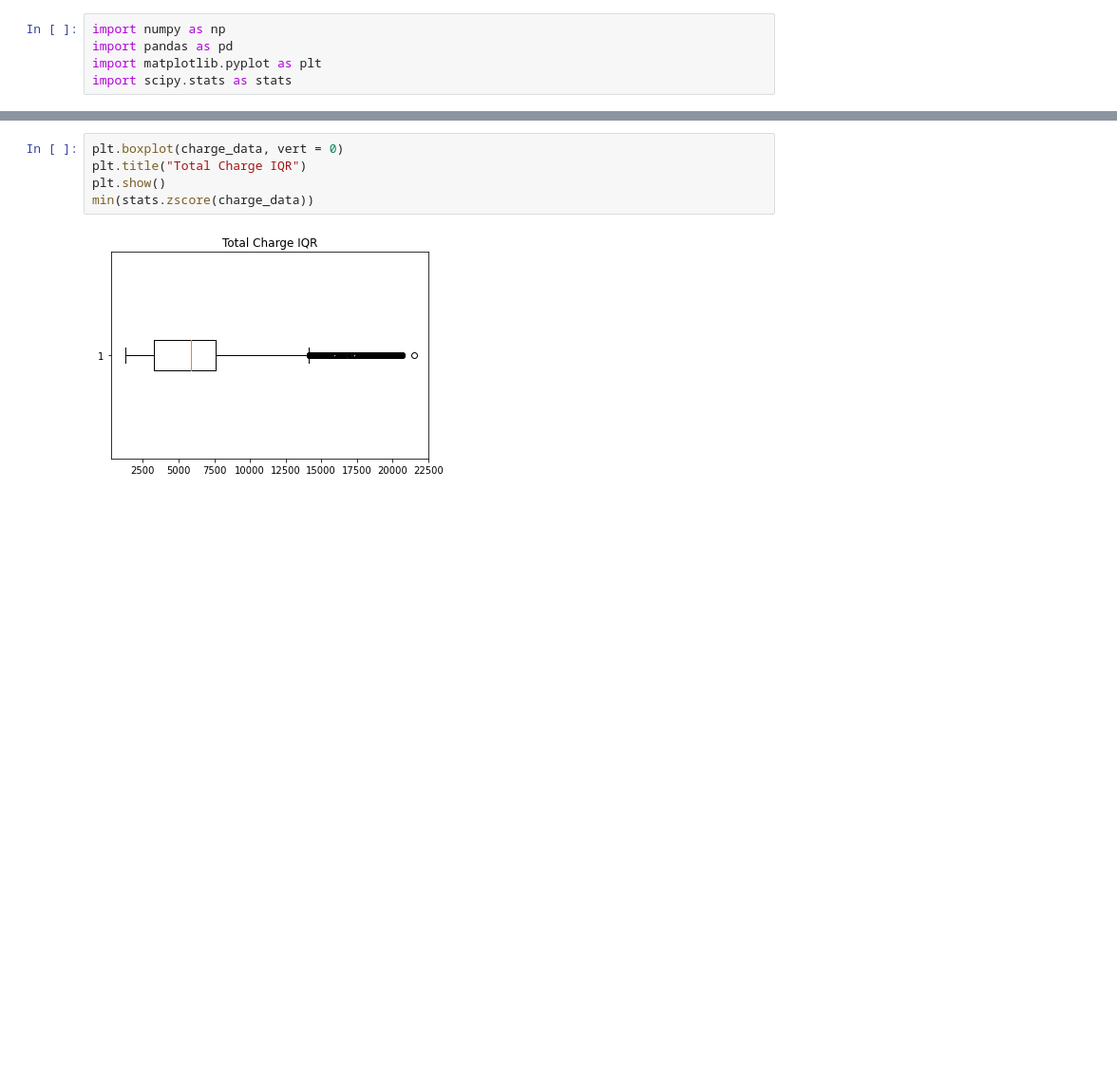
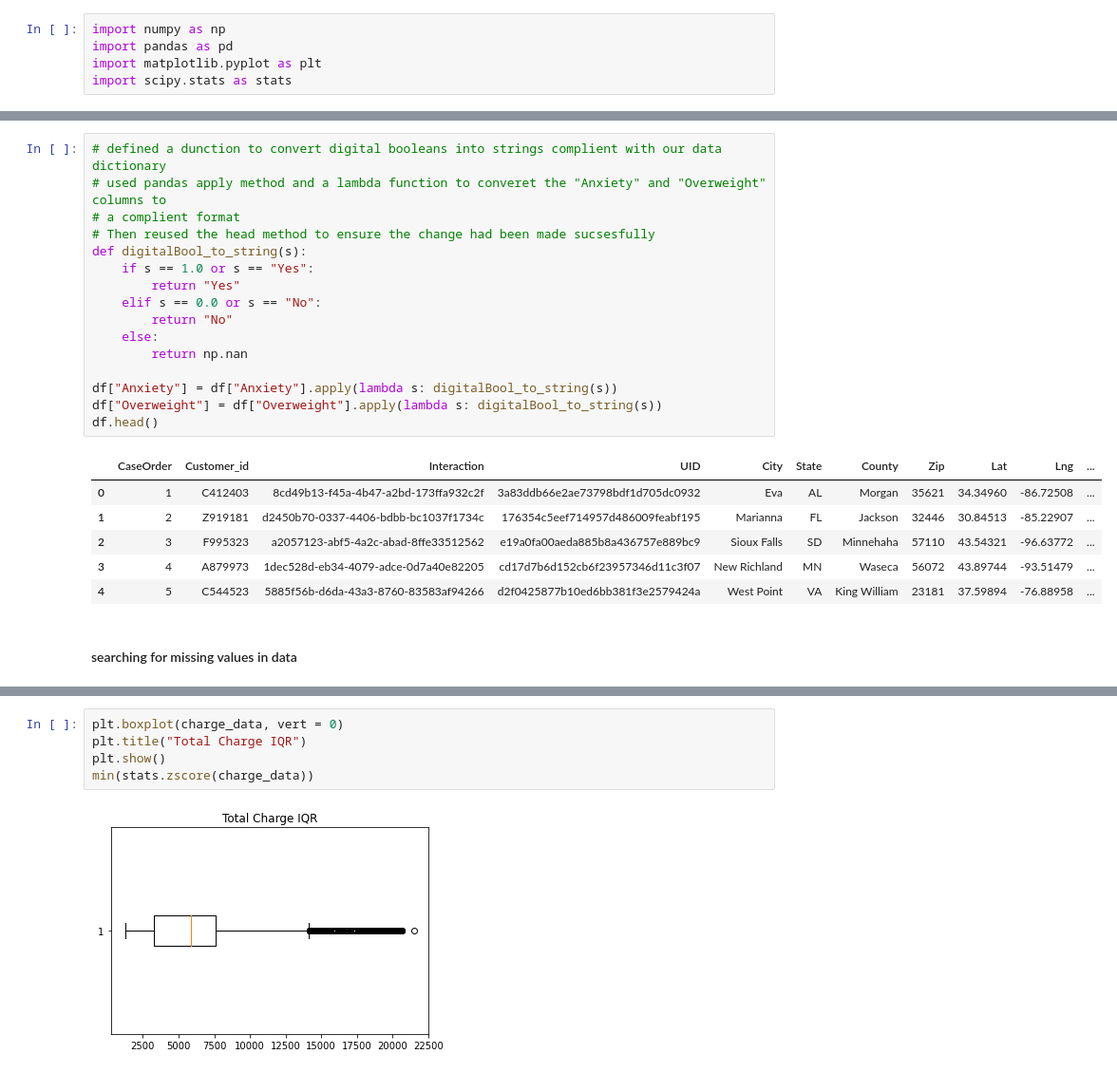
Before and after one commit to colemalphrus/data_cleaning_d206, a Jupyter notebook: D206.ipynb, the cells around one changed output, grey strips where cells are left out. Shown at 95% size. Saved outputs shown, nothing was run; the diff lists cells and outputs as text; blank space fills up the shorter version.

```diff
--- a/D206.ipynb
+++ b/D206.ipynb
@@ -82,0 +84,25 @@ dtype: float64
+# %%
+# defined a dunction to convert digital booleans into strings complient with our data dictionary
+# used pandas apply method and a lambda function to converet the "Anxiety" and "Overweight" columns to
+# a complient format
+# Then reused the head method to ensure the change had been made sucsesfully
+def digitalBool_to_string(s):
+    if s == 1.0 or s == "Yes":
+        return "Yes"
+    elif s == 0.0 or s == "No":
+        return "No"
+    else:
+        return np.nan
+
+df["Anxiety"] = df["Anxiety"].apply(lambda s: digitalBool_to_string(s))
+df["Overweight"] = df["Overweight"].apply(lambda s: digitalBool_to_string(s))
+df.head()
+# %% [output]
+|  | CaseOrder | Customer_id | Interaction | UID | City | State | County | Zip | Lat | Lng | ... |
+| 0 | 1 | C412403 | 8cd49b13-f45a-4b47-a2bd-173ffa932c2f | 3a83ddb66e2ae73798bdf1d705dc0932 | Eva | AL | Morgan | 35621 | 34.34960 | -86.72508 | ... |
+| 1 | 2 | Z919181 | d2450b70-0337-4406-bdbb-bc1037f1734c | 176354c5eef714957d486009feabf195 | Marianna | FL | Jackson | 32446 | 30.84513 | -85.22907 | ... |
+| 2 | 3 | F995323 | a2057123-abf5-4a2c-abad-8ffe33512562 | e19a0fa00aeda885b8a436757e889bc9 | Sioux Falls | SD | Minnehaha | 57110 | 43.54321 | -96.63772 | ... |
+| 3 | 4 | A879973 | 1dec528d-eb34-4079-adce-0d7a40e82205 | cd17d7b6d152cb6f23957346d11c3f07 | New Richland | MN | Waseca | 56072 | 43.89744 | -93.51479 | ... |
+| 4 | 5 | C544523 | 5885f56b-d6da-43a3-8760-83583af94266 | d2f0425877b10ed6bb381f3e2579424a | West Point | VA | King William | 23181 | 37.59894 | -76.88958 | ... |
+# %% [markdown]
+#### searching for missing values in data
```
Also changed, not shown: parts of 31 cells of this notebook.
